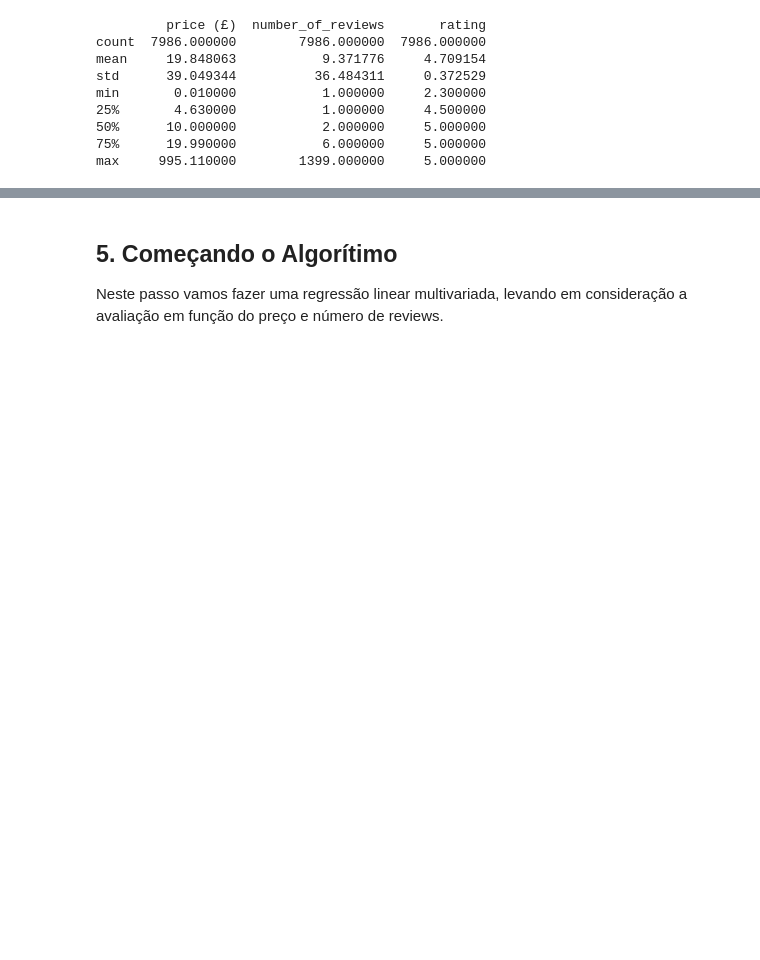
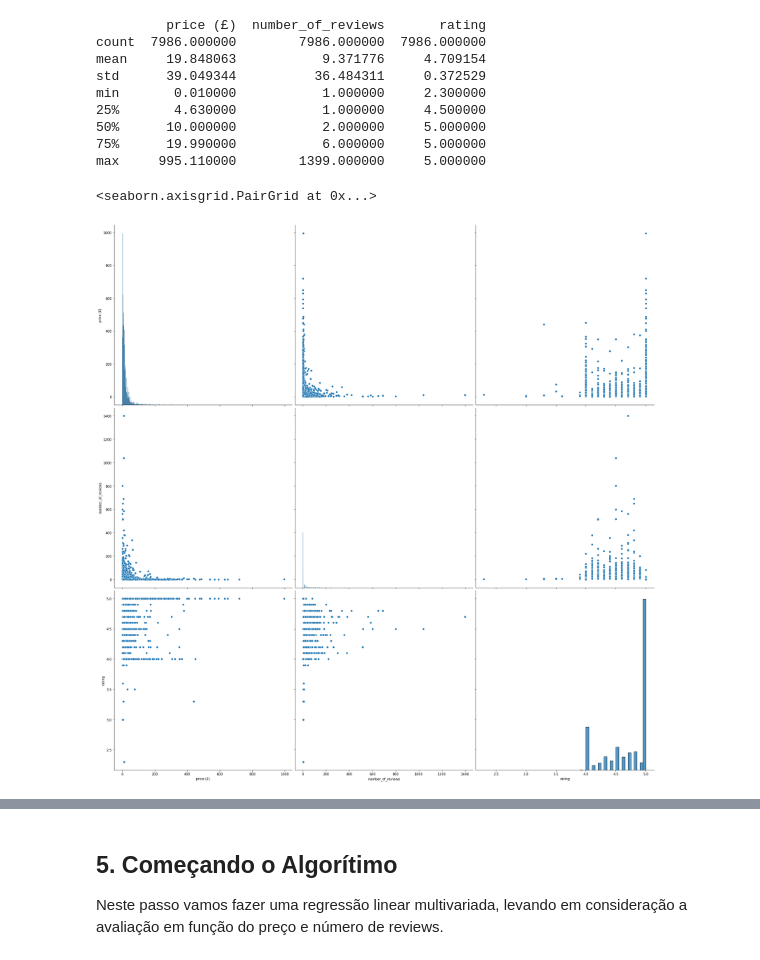
Before and after one commit to betomansur/projeto-2, a Jupyter notebook: Principal.ipynb, the cells around one changed output, grey strips where cells are left out. Saved outputs shown, nothing was run; the diff lists cells and outputs as text; code cells hidden in the pictures; blank space fills up the shorter version.

```diff
--- a/Principal.ipynb
+++ b/Principal.ipynb
@@ -45,6 +53,11 @@ min       0.010000           1.000000     2.300000
 50%      10.000000           2.000000     5.000000
 75%      19.990000           6.000000     5.000000
 max     995.110000        1399.000000     5.000000
+# %%
+sns.pairplot(dados,height = 8)
+# %% [output]
+<seaborn.axisgrid.PairGrid at 0x...>
+[figure, added]
 # %%
 
 plt.figure(figsize = (8,6))
```
Also changed, not shown: parts of 6 cells of this notebook.
